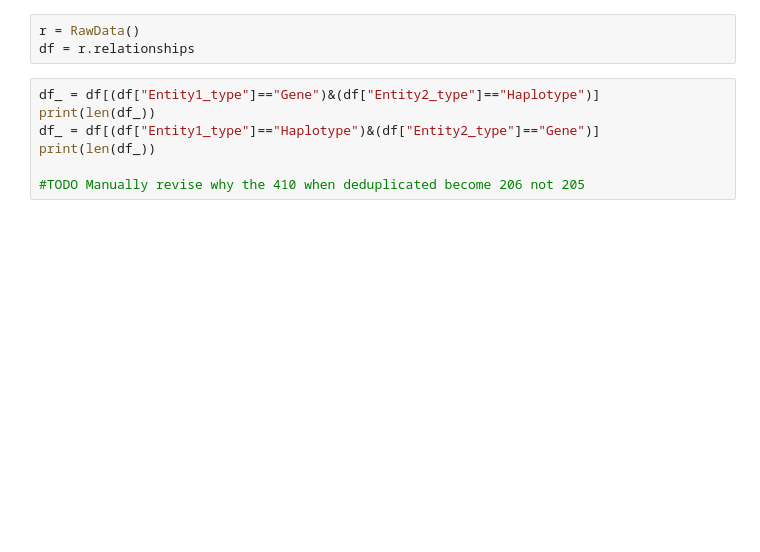
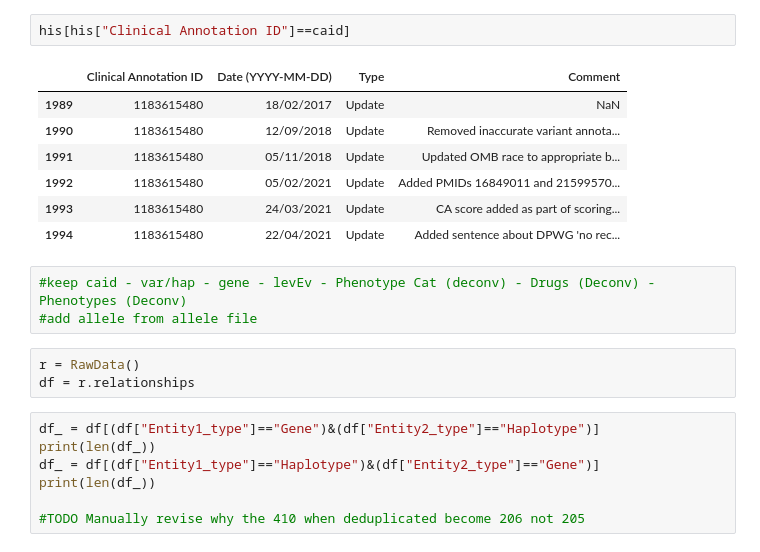
Before and after one commit to ersilia-os/pharmacogx-embeddings, a Jupyter notebook: notebooks/01_PharmGKB_DataExploration.ipynb, the cells around one changed output. Saved outputs shown, nothing was run; the diff lists cells and outputs as text; blank space fills up the shorter version.

```diff
--- a/notebooks/01_PharmGKB_DataExploration.ipynb
+++ b/notebooks/01_PharmGKB_DataExploration.ipynb
@@ -12,3 +240,16 @@ processed_path = os.path.join(data_path, "pharmgkb_processed")
+# %%
+his[his["Clinical Annotation ID"]==caid]
+# %% [output]
+|  | Clinical Annotation ID | Date (YYYY-MM-DD) | Type | Comment |
+| 1989 | 1183615480 | 18/02/2017 | Update | NaN |
+| 1990 | 1183615480 | 12/09/2018 | Update | Removed inaccurate variant annota... |
+| 1991 | 1183615480 | 05/11/2018 | Update | Updated OMB race to appropriate b... |
+| 1992 | 1183615480 | 05/02/2021 | Update | Added PMIDs 16849011 and 21599570... |
+| 1993 | 1183615480 | 24/03/2021 | Update | CA score added as part of scoring... |
+| 1994 | 1183615480 | 22/04/2021 | Update | Added sentence about DPWG 'no rec... |
+# %%
+#keep caid - var/hap - gene - levEv - Phenotype Cat (deconv) - Drugs (Deconv) - Phenotypes (Deconv)
+#add allele from allele file
 # %%
 r = RawData()
 df = r.relationships
```
Also changed, not shown: parts of 32 cells of this notebook, 9 other files.
